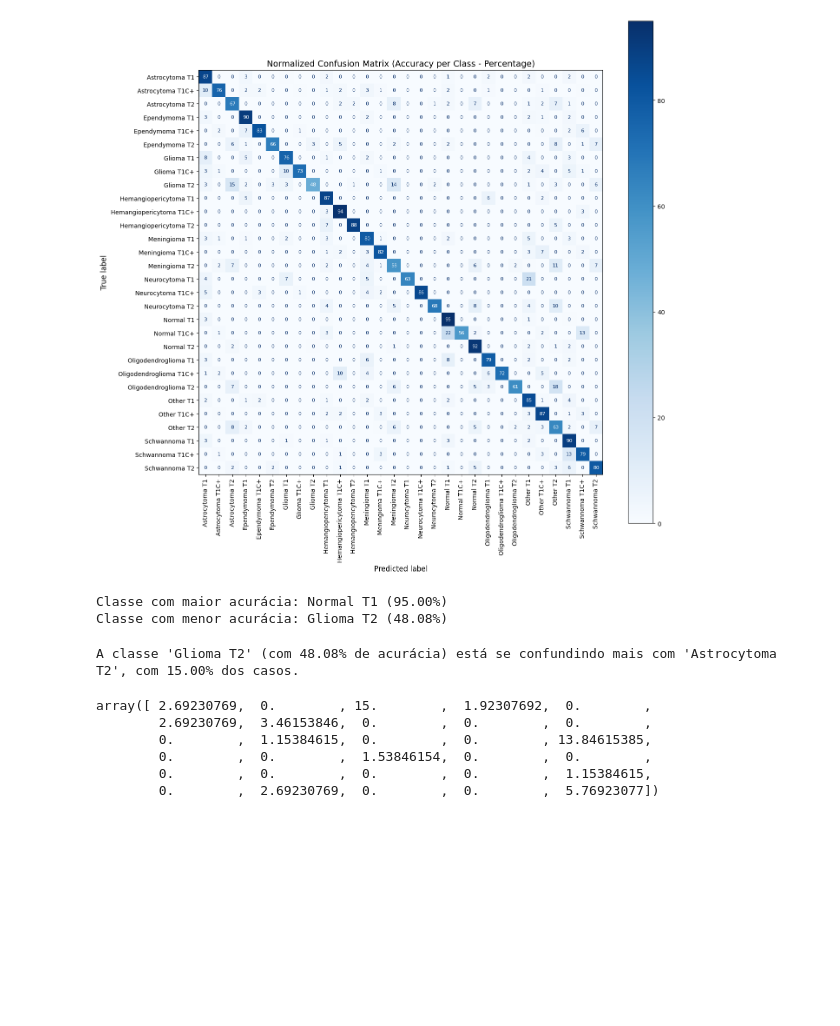
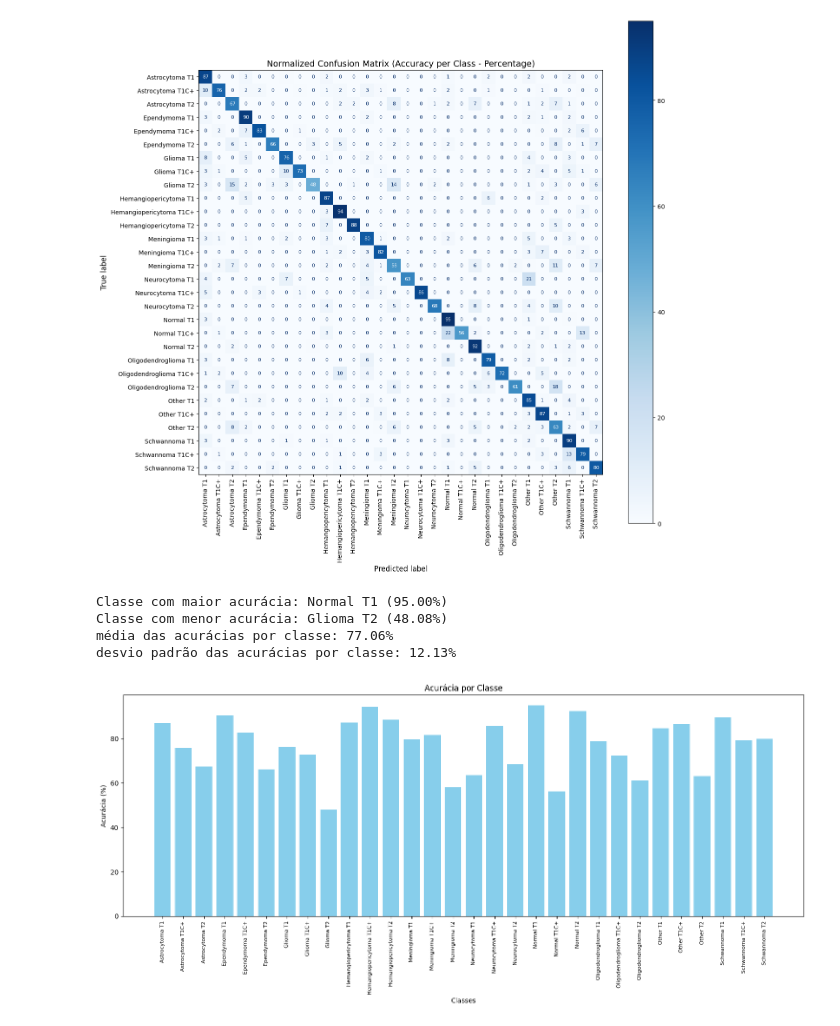
Before and after one commit to gabrielbarata/MVP-machine-learning, a Jupyter notebook: MVP_machine_learning.ipynb, the cells around one changed output. Saved outputs shown, nothing was run; the diff lists cells and outputs as text; code cells hidden in the pictures; blank space fills up the shorter version.

```diff
--- a/MVP_machine_learning.ipynb
+++ b/MVP_machine_learning.ipynb
@@ -1031,42 +1031,31 @@ plt.show()
 # %%
 class_acc = np.diag(cm_normalized)
 
 max_acc_idx = np.argmax(class_acc)
 min_acc_idx = np.argmin(class_acc)
 
 max_acc_class_name = class_names[max_acc_idx]
 max_acc = class_acc[max_acc_idx]
 min_acc_class_name = class_names[min_acc_idx]
 min_acc = class_acc[min_acc_idx]
 
 print(f"Classe com maior acurácia: {max_acc_class_name} ({max_acc:.2f}%)")
 print(f"Classe com menor acurácia: {min_acc_class_name} ({min_acc:.2f}%)")
+print(f"média das acurácias por classe: {class_acc.mean():.2f}%")
+print(f"desvio padrão das acurácias por classe: {class_acc.std():.2f}%")
+
+# Create a bar chart for class accuracies
+plt.figure(figsize=(15, 7))
+plt.bar(list(class_names.values()), class_acc, color='skyblue')
+plt.xlabel('Classes')
+plt.ylabel('Acurácia (%)')
+plt.title('Acurácia por Classe')
+plt.xticks(rotation=90, fontsize=8)
+plt.tight_layout()
+plt.show()
 # %% [output]
 Classe com maior acurácia: Normal T1 (95.00%)
 Classe com menor acurácia: Glioma T2 (48.08%)
+média das acurácias por classe: 77.06%
+desvio padrão das acurácias por classe: 12.13%
+[figure, added]
-# %%
-# Obter a linha da matriz de confusão normalizada para a classe com menor acurácia
-confused_row = cm_normalized[min_acc_idx].copy()
-
-# Zerar o elemento da diagonal principal para não considerar a classificação correta
-confused_row[min_acc_idx] = 0
-
-# Encontrar o índice da classe com a qual a classe de menor acurácia mais se confunde
-most_confused_idx = np.argmax(confused_row)
-
-# Obter o nome da classe e a porcentagem de confusão
-most_confused_class_name = class_names[most_confused_idx]
-confusion_percentage = confused_row[most_confused_idx]
-
-print(f"A classe '{min_acc_class_name}' (com {min_acc:.2f}% de acurácia) está se confundindo mais com '{most_confused_class_name}', com {confusion_percentage:.2f}% dos casos.")
-# %% [output]
-A classe 'Glioma T2' (com 48.08% de acurácia) está se confundindo mais com 'Astrocytoma T2', com 15.00% dos casos.
-# %%
-confused_row
-# %% [output]
-array([ 2.69230769,  0.        , 15.        ,  1.92307692,  0.        ,
-        2.69230769,  3.46153846,  0.        ,  0.        ,  0.        ,
-        0.        ,  1.15384615,  0.        ,  0.        , 13.84615385,
-        0.        ,  0.        ,  1.53846154,  0.        ,  0.        ,
-        0.        ,  0.        ,  0.        ,  0.        ,  1.15384615,
-        0.        ,  2.69230769,  0.        ,  0.        ,  5.76923077])
```
Also changed, not shown: parts of 1 cell of this notebook.
